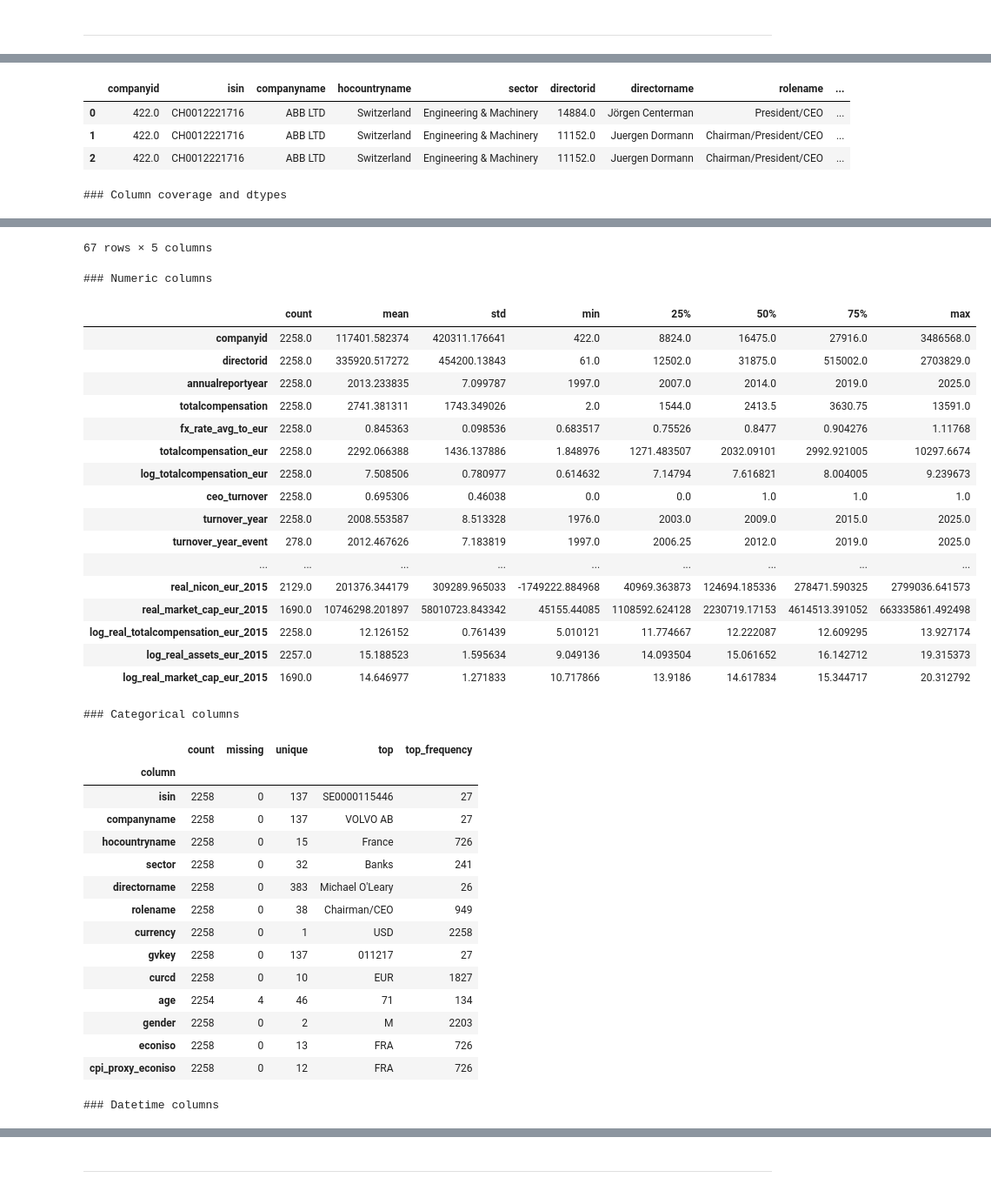
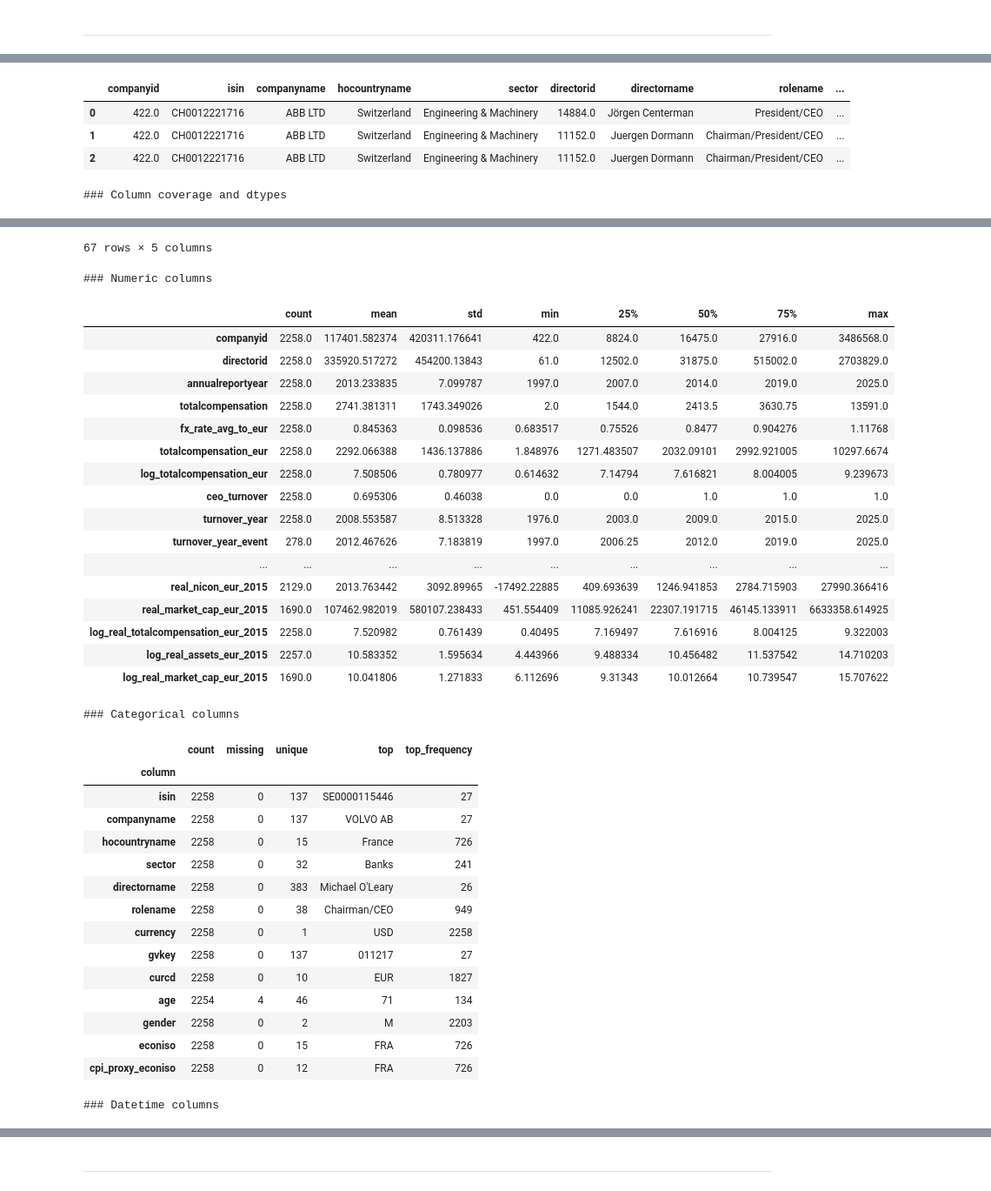
Before and after one commit to rizkyakbar-tud/DAI, a Jupyter notebook: mission/proposals_st26/mission_proposal_Akbar-Zduńczyk copy.ipynb, the cells around one changed output, grey strips where cells are left out. Shown at 87% size. Cells and saved outputs as stored; diff of their text form; code cells hidden in the pictures.

```diff
--- a/mission/proposals_st26/mission_proposal_Akbar-Zduńczyk copy.ipynb
+++ b/mission/proposals_st26/mission_proposal_Akbar-Zduńczyk copy.ipynb
@@ -2403,0 +2354,31 @@ df_panel_final.head()
+# %%
+# Define CPI proxy countries for places without a directly usable CPI series
+# Luxembourg uses Belgium; Isle of Man and Jersey use the United Kingdom
+CPI_PROXY_ISO3 = {
+    "LUX": "BEL",
+    "IMN": "GBR",
+    "JEY": "GBR"
+}
+
+# Create the CPI lookup country:
+# use the original firm country unless it appears in the proxy dictionary above
+df_panel_final["cpi_proxy_econiso"] = (
+    df_panel_final["econiso"].replace(CPI_PROXY_ISO3)
+)
+
+# Merge annual CPI information into the firm-year panel
+# Match on proxy country and annual report year, because CPI is measured by country-year
+df_panel_final = df_panel_final.merge(
+    df_cpi_annual,
+    left_on=["cpi_proxy_econiso", "annualreportyear"],
+    right_on=["econiso", "year"],
+    how="left",
+    validate="many_to_one",
+    suffixes=("", "_cpi")
+)
+
+# Remove duplicate CPI-side country/year columns after the merge
+df_panel_final = df_panel_final.drop(columns=["econiso_cpi", "year"], errors="ignore")
+
+# Preview the updated panel with CPI variables attached
+df_panel_final.head()
@@ -2404,5 +2396,5 @@ df_panel_final.head()
 # %%
-# Deflate nominal EUR monetary variables into real 2015 EUR
+# Monetary variables
 nominal_eur_cols = [
     "totalcompensation_eur",
     "at_eur",
@@ -2416,7 +2408,7 @@ nominal_eur_cols = [
 for col in nominal_eur_cols:
     real_col = f"real_{col.replace('_eur', '_eur_2015')}"
     df_panel_final[real_col] = (
-        (df_panel_final[col] / df_panel_final["cpi_index_2015"]) * 100
+        df_panel_final[col] / df_panel_final["annual_avg_cpi_index_2015"] * 100
     )
 
 # Log-transform positive real values for the main scale variables
@@ -2466,38 +2458,38 @@ _ = summarize_dataframe(df_panel_final)
 | 0 | 422.0 | CH0012221716 | ABB LTD | Switzerland | Engineering & Machinery | 14884.0 | Jörgen Centerman | President/CEO | ... |
 | 1 | 422.0 | CH0012221716 | ABB LTD | Switzerland | Engineering & Machinery | 11152.0 | Juergen Dormann | Chairman/President/CEO | ... |
 | 2 | 422.0 | CH0012221716 | ABB LTD | Switzerland | Engineering & Machinery | 11152.0 | Juergen Dormann | Chairman/President/CEO | ... |
 ### Column coverage and dtypes
 |  | dtype | non_null | missing | missing_pct | unique |
 | turnover_year_event | float64 | 278 | 1980 | 87.69 | 29 |
 | real_market_cap_eur_2015 | Float64 | 1690 | 568 | 25.16 | 1690 |
 | log_real_market_cap_eur_2015 | float64 | 1690 | 568 | 25.16 | 1690 |
 | market_cap_eur | Float64 | 1690 | 568 | 25.16 | 1689 |
 | log_market_cap_eur_nominal | float64 | 1690 | 568 | 25.16 | 1689 |
 | ... | ... | ... | ... | ... | ... |
 | post_turnover | int64 | 2258 | 0 | 0.00 | 2 |
 | event_window_3yr | int64 | 2258 | 0 | 0.00 | 2 |
 | event_window_5yr | int64 | 2258 | 0 | 0.00 | 2 |
 | gender | string | 2258 | 0 | 0.00 | 2 |
 | currency | string | 2258 | 0 | 0.00 | 1 |
 67 rows × 5 columns
 ### Numeric columns
 |  | count | mean | std | min | 25% | 50% | 75% | max |
 | companyid | 2258.0 | 117401.582374 | 420311.176641 | 422.0 | 8824.0 | 16475.0 | 27916.0 | 3486568.0 |
 | directorid | 2258.0 | 335920.517272 | 454200.13843 | 61.0 | 12502.0 | 31875.0 | 515002.0 | 2703829.0 |
 | annualreportyear | 2258.0 | 2013.233835 | 7.099787 | 1997.0 | 2007.0 | 2014.0 | 2019.0 | 2025.0 |
 | totalcompensation | 2258.0 | 2741.381311 | 1743.349026 | 2.0 | 1544.0 | 2413.5 | 3630.75 | 13591.0 |
 | fx_rate_avg_to_eur | 2258.0 | 0.845363 | 0.098536 | 0.683517 | 0.75526 | 0.8477 | 0.904276 | 1.11768 |
 | totalcompensation_eur | 2258.0 | 2292.066388 | 1436.137886 | 1.848976 | 1271.483507 | 2032.09101 | 2992.921005 | 10297.6674 |
 | log_totalcompensation_eur | 2258.0 | 7.508506 | 0.780977 | 0.614632 | 7.14794 | 7.616821 | 8.004005 | 9.239673 |
 | ceo_turnover | 2258.0 | 0.695306 | 0.46038 | 0.0 | 0.0 | 1.0 | 1.0 | 1.0 |
 | turnover_year | 2258.0 | 2008.553587 | 8.513328 | 1976.0 | 2003.0 | 2009.0 | 2015.0 | 2025.0 |
 | turnover_year_event | 278.0 | 2012.467626 | 7.183819 | 1997.0 | 2006.25 | 2012.0 | 2019.0 | 2025.0 |
 | ... | ... | ... | ... | ... | ... | ... | ... | ... |
-| real_nicon_eur_2015 | 2129.0 | 201376.344179 | 309289.965033 | -1749222.884968 | 40969.363873 | 124694.185336 | 278471.590325 | 2799036.641573 |
-| real_market_cap_eur_2015 | 1690.0 | 10746298.201897 | 58010723.843342 | 45155.44085 | 1108592.624128 | 2230719.17153 | 4614513.391052 | 663335861.492498 |
-| log_real_totalcompensation_eur_2015 | 2258.0 | 12.126152 | 0.761439 | 5.010121 | 11.774667 | 12.222087 | 12.609295 | 13.927174 |
-| log_real_assets_eur_2015 | 2257.0 | 15.188523 | 1.595634 | 9.049136 | 14.093504 | 15.061652 | 16.142712 | 19.315373 |
-| log_real_market_cap_eur_2015 | 1690.0 | 14.646977 | 1.271833 | 10.717866 | 13.9186 | 14.617834 | 15.344717 | 20.312792 |
+| real_nicon_eur_2015 | 2129.0 | 2013.763442 | 3092.89965 | -17492.22885 | 409.693639 | 1246.941853 | 2784.715903 | 27990.366416 |
+| real_market_cap_eur_2015 | 1690.0 | 107462.982019 | 580107.238433 | 451.554409 | 11085.926241 | 22307.191715 | 46145.133911 | 6633358.614925 |
+| log_real_totalcompensation_eur_2015 | 2258.0 | 7.520982 | 0.761439 | 0.40495 | 7.169497 | 7.616916 | 8.004125 | 9.322003 |
+| log_real_assets_eur_2015 | 2257.0 | 10.583352 | 1.595634 | 4.443966 | 9.488334 | 10.456482 | 11.537542 | 14.710203 |
+| log_real_market_cap_eur_2015 | 1690.0 | 10.041806 | 1.271833 | 6.112696 | 9.31343 | 10.012664 | 10.739547 | 15.707622 |
 ### Categorical columns
 |  | count | missing | unique | top | top_frequency |
 | column |  |  |  |  |  |
@@ -2512,7 +2504,7 @@ _ = summarize_dataframe(df_panel_final)
 | curcd | 2258 | 0 | 10 | EUR | 1827 |
 | age | 2254 | 4 | 46 | 71 | 134 |
 | gender | 2258 | 0 | 2 | M | 2203 |
-| econiso | 2258 | 0 | 13 | FRA | 726 |
+| econiso | 2258 | 0 | 15 | FRA | 726 |
 | cpi_proxy_econiso | 2258 | 0 | 12 | FRA | 726 |
 ### Datetime columns
 |  | min | max | missing |
```
Also changed, not shown: parts of 27 cells of this notebook.
